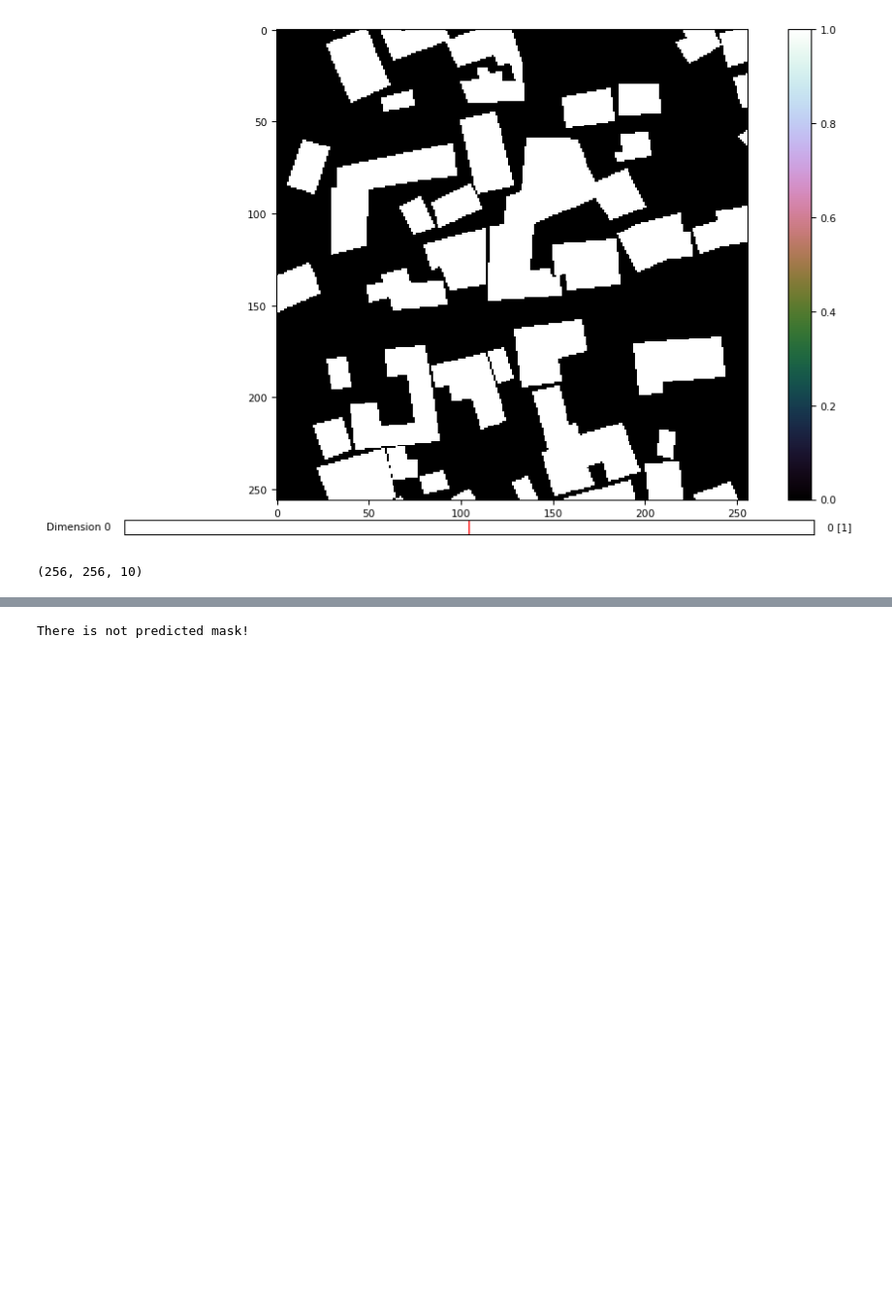
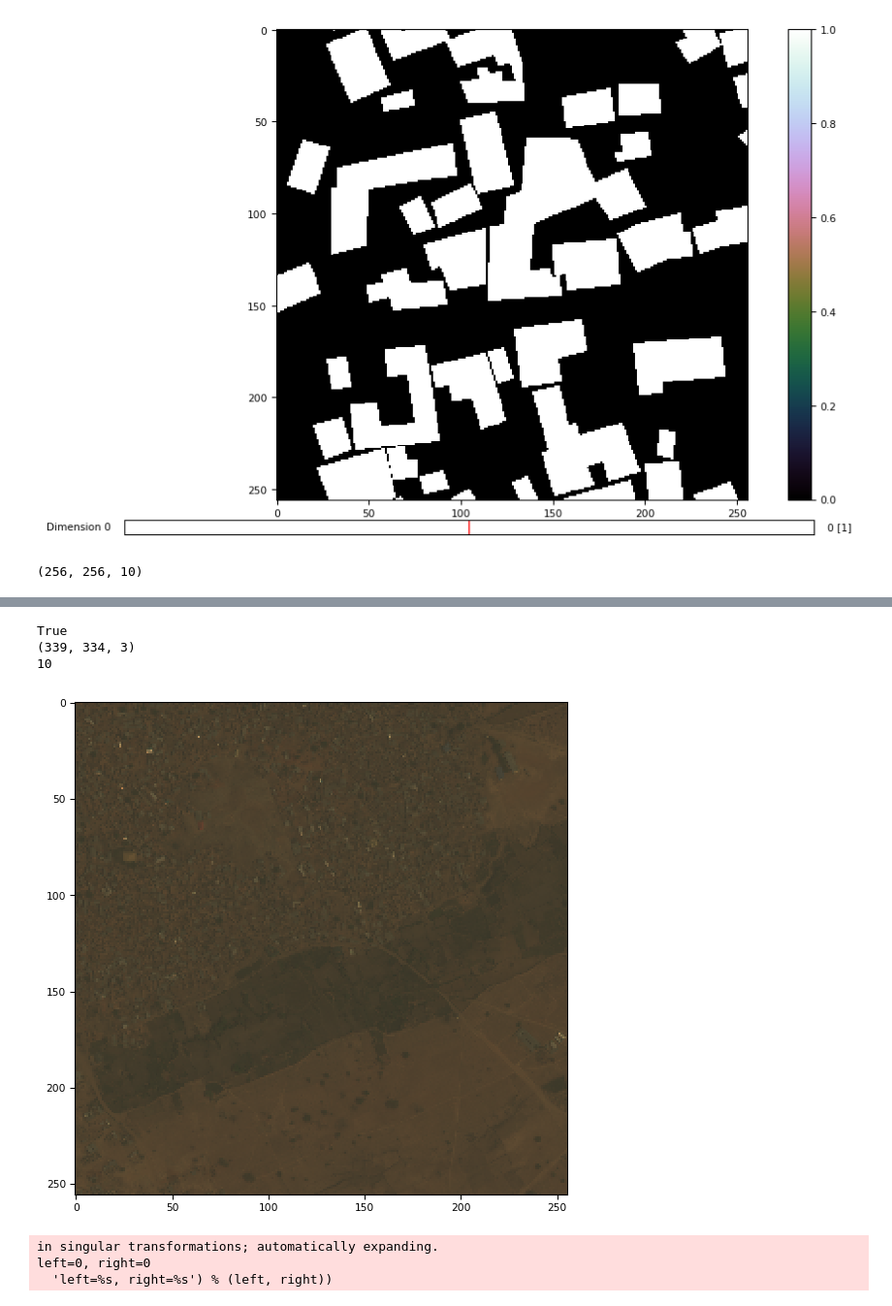
Before and after one commit to ParuninPavel/remote_sensing, a Jupyter notebook: Dataset_prep_lib.ipynb, the cells around one changed output, grey strips where cells are left out. Shown at 97% size. Cells and saved outputs as stored; diff of their text form; code cells hidden in the pictures; blank space fills up the shorter version.

```diff
--- a/Dataset_prep_lib.ipynb
+++ b/Dataset_prep_lib.ipynb
@@ -547,4 +570,15 @@ left=0, right=0
-# %%
-test.compare_masks()
-# %% [output]
-There is not predicted mask!
+# %%
+img_patches, mask_patches = test.get_random_patches(10, scale=0.1, aug = False)
+print(len(img_patches))
+tiff.imshow(img_patches[0])
+plt.show()
+tiff.imshow(mask_patches[0][:,:,0])
+plt.show()
+# %% [output]
+True
+(339, 334, 3)
+10
+[figure, added]
+in singular transformations; automatically expanding.
+left=0, right=0
+  'left=%s, right=%s') % (left, right))
```
Also changed, not shown: parts of 5 cells of this notebook.
